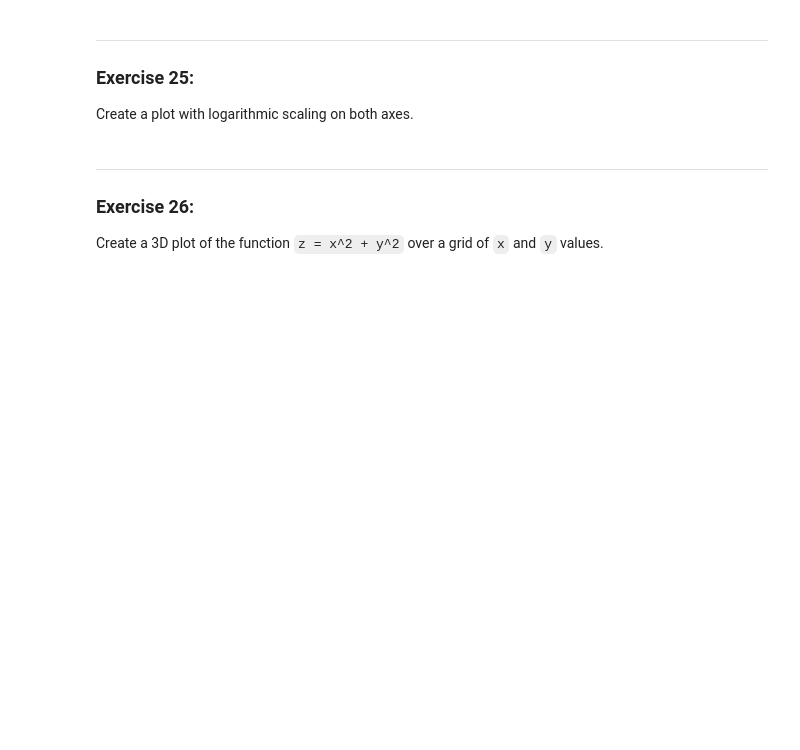
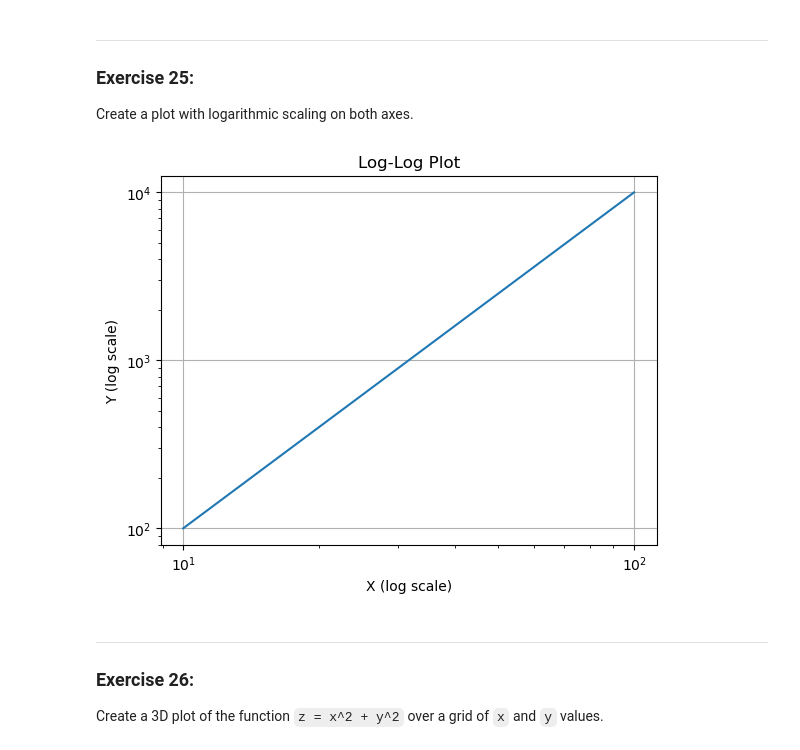
Before and after one commit to JoyeuseNiwe/TekHer-Python-Basics, a Jupyter notebook: Practical_7.ipynb, the cells around one changed output. Cells and saved outputs as stored; diff of their text form; code cells hidden in the pictures; blank space fills up the shorter version.

```diff
--- a/Practical_7.ipynb
+++ b/Practical_7.ipynb
@@ -458,6 +466,18 @@ Use Matplotlib to display an image from a file.
 
 ### Exercise 25:
 Create a plot with logarithmic scaling on both axes.
+# %%
+x = np.logspace(1, 2, 100)   # 10^1 to 10^2
+y = x ** 2
+
+plt.loglog(x, y)
+plt.xlabel('X (log scale)')
+plt.ylabel('Y (log scale)')
+plt.title('Log-Log Plot')
+plt.grid(True)
+plt.show()
+# %% [output]
+[figure, added]
 # %% [markdown]
 
 ---
```
Also changed, not shown: parts of 40 cells of this notebook.
